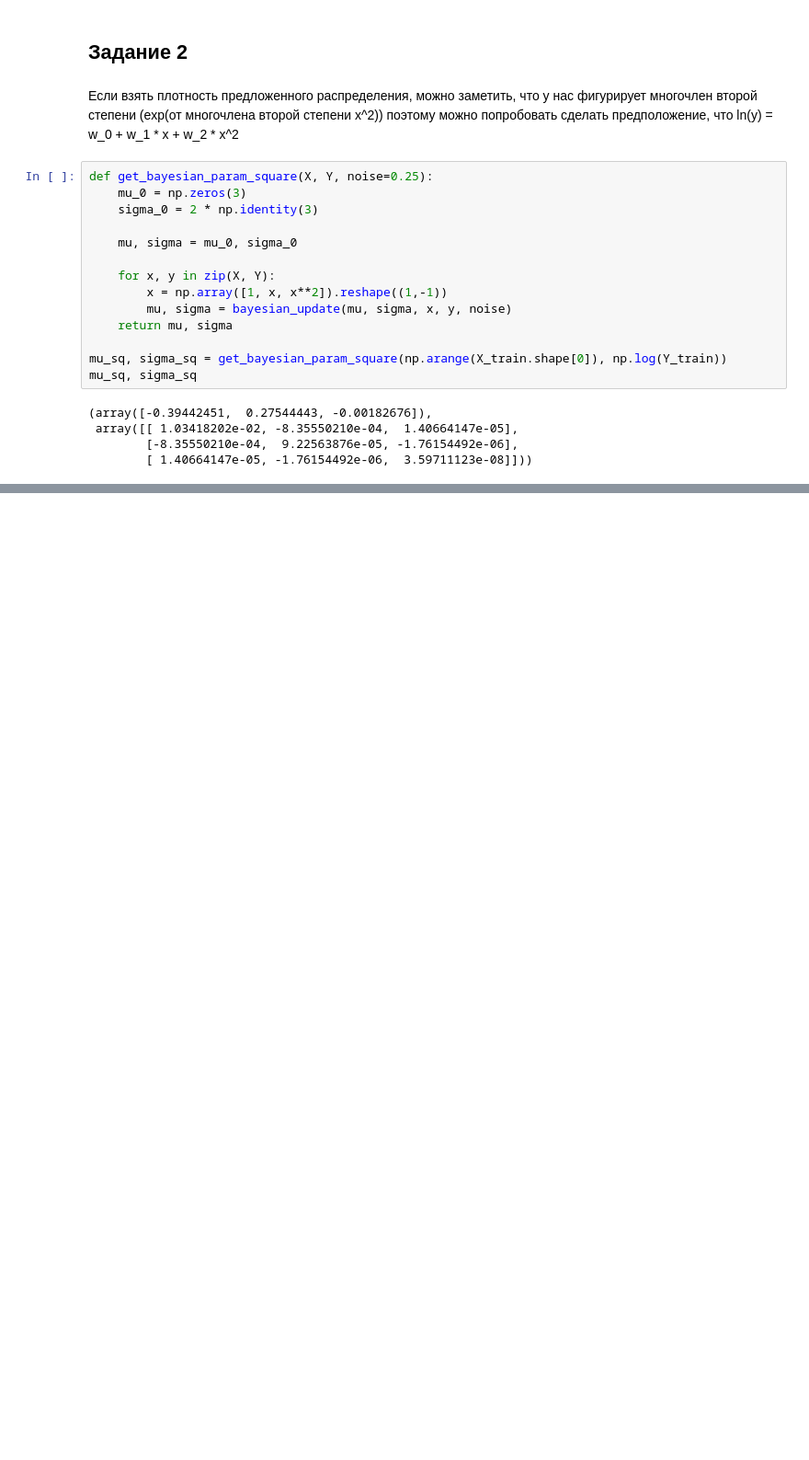
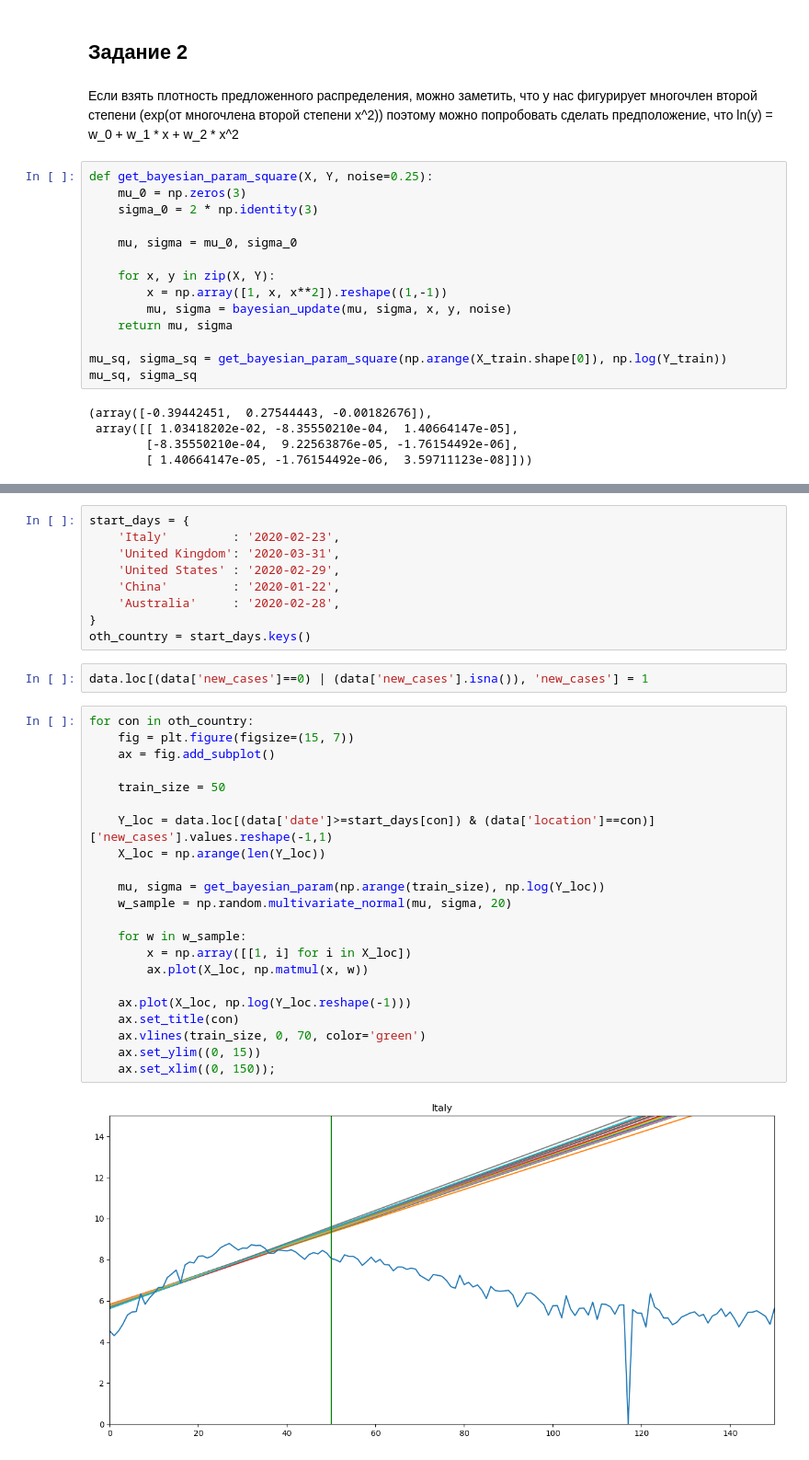
Before and after one commit to OneoKoz/Advance_ML_MADE, a Jupyter notebook: HW_1/Advance_ML_HW_1.ipynb, the cells around one changed output, grey strips where cells are left out. Shown at 92% size. Cells and saved outputs as stored; diff of their text form; blank space fills up the shorter version.

```diff
--- a/HW_1/Advance_ML_HW_1.ipynb
+++ b/HW_1/Advance_ML_HW_1.ipynb
@@ -294,0 +347,35 @@ Name: total_cases, Length: 1099, dtype: float64
+# %%
+start_days = {
+    'Italy'         : '2020-02-23',
+    'United Kingdom': '2020-03-31',
+    'United States' : '2020-02-29',
+    'China'         : '2020-01-22',
+    'Australia'     : '2020-02-28',
+}
+oth_country = start_days.keys()
+# %%
+data.loc[(data['new_cases']==0) | (data['new_cases'].isna()), 'new_cases'] = 1
+# %%
+for con in oth_country:
+    fig = plt.figure(figsize=(15, 7))
+    ax = fig.add_subplot()
+
+    train_size = 50
+
+    Y_loc = data.loc[(data['date']>=start_days[con]) & (data['location']==con)]['new_cases'].values.reshape(-1,1)
+    X_loc = np.arange(len(Y_loc))
+
+    mu, sigma = get_bayesian_param(np.arange(train_size), np.log(Y_loc))
+    w_sample = np.random.multivariate_normal(mu, sigma, 20)
+
+    for w in w_sample:
+        x = np.array([[1, i] for i in X_loc])
+        ax.plot(X_loc, np.matmul(x, w))
+
+    ax.plot(X_loc, np.log(Y_loc.reshape(-1)))
+    ax.set_title(con)
+    ax.vlines(train_size, 0, 70, color='green')
+    ax.set_ylim((0, 15))
+    ax.set_xlim((0, 150));
+# %% [output]
+[figure, added]
```
Also changed, not shown: parts of 21 cells of this notebook.
